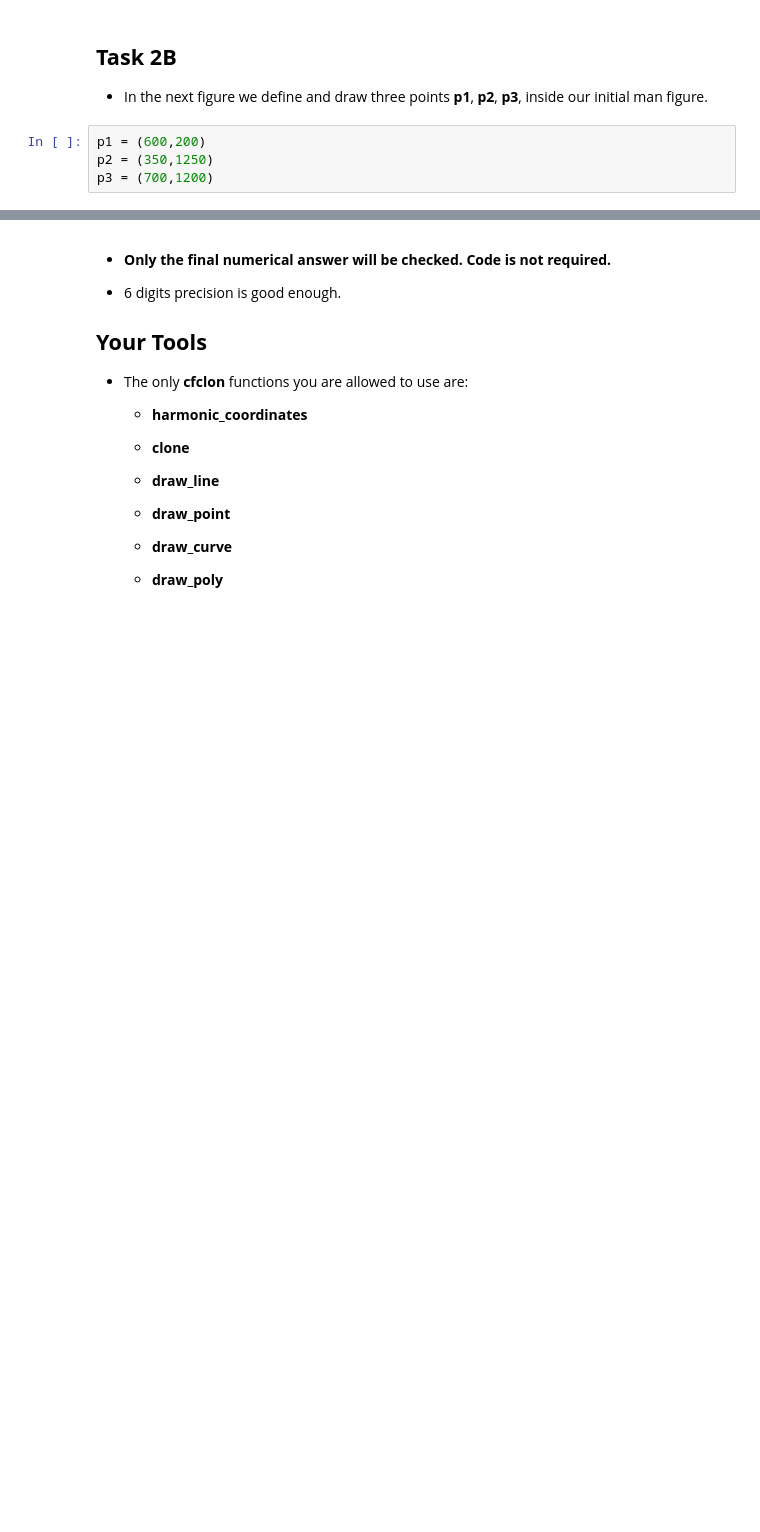
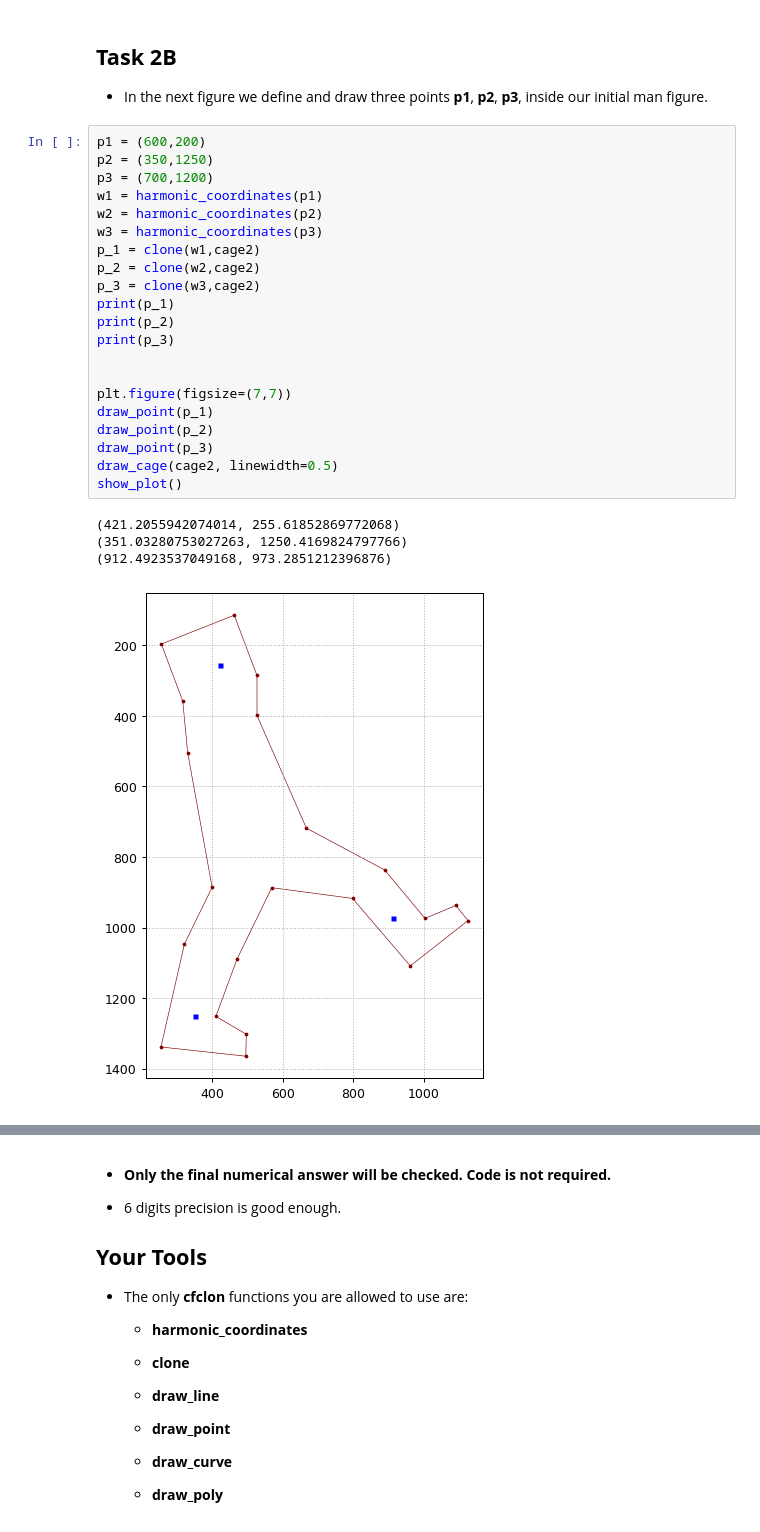
Before and after one commit to yossi0y530y/DO180-apps, a Jupyter notebook: harmonic_task.ipynb, the cells around one changed output, grey strips where cells are left out. Saved outputs shown, nothing was run; the diff lists cells and outputs as text; blank space fills up the shorter version.

```diff
--- a/harmonic_task.ipynb
+++ b/harmonic_task.ipynb
@@ -389,10 +416,32 @@ show_plot()
 * In the next figure we define and draw three points
   **p1**, **p2**, **p3**,
   inside our initial man figure.
-# %%
-p1 = (600,200)
-p2 = (350,1250)
-p3 = (700,1200)
+# %%
+p1 = (600,200)
+p2 = (350,1250)
+p3 = (700,1200)
+w1 = harmonic_coordinates(p1)
+w2 = harmonic_coordinates(p2)
+w3 = harmonic_coordinates(p3)
+p_1 = clone(w1,cage2)
+p_2 = clone(w2,cage2)
+p_3 = clone(w3,cage2)
+print(p_1)
+print(p_2)
+print(p_3)
+
+
+plt.figure(figsize=(7,7))
+draw_point(p_1)
+draw_point(p_2)
+draw_point(p_3)
+draw_cage(cage2, linewidth=0.5)
+show_plot()
+# %% [output]
+(421.2055942074014, 255.61852869772068)
+(351.03280753027263, 1250.4169824797766)
+(912.4923537049168, 973.2851212396876)
+[figure, added]
 # %% [markdown]
 <IMG src="https://samyzaf.com/cfproj/man51.png" width="70%"/>
 
```
Also changed, not shown: parts of 13 cells of this notebook.
